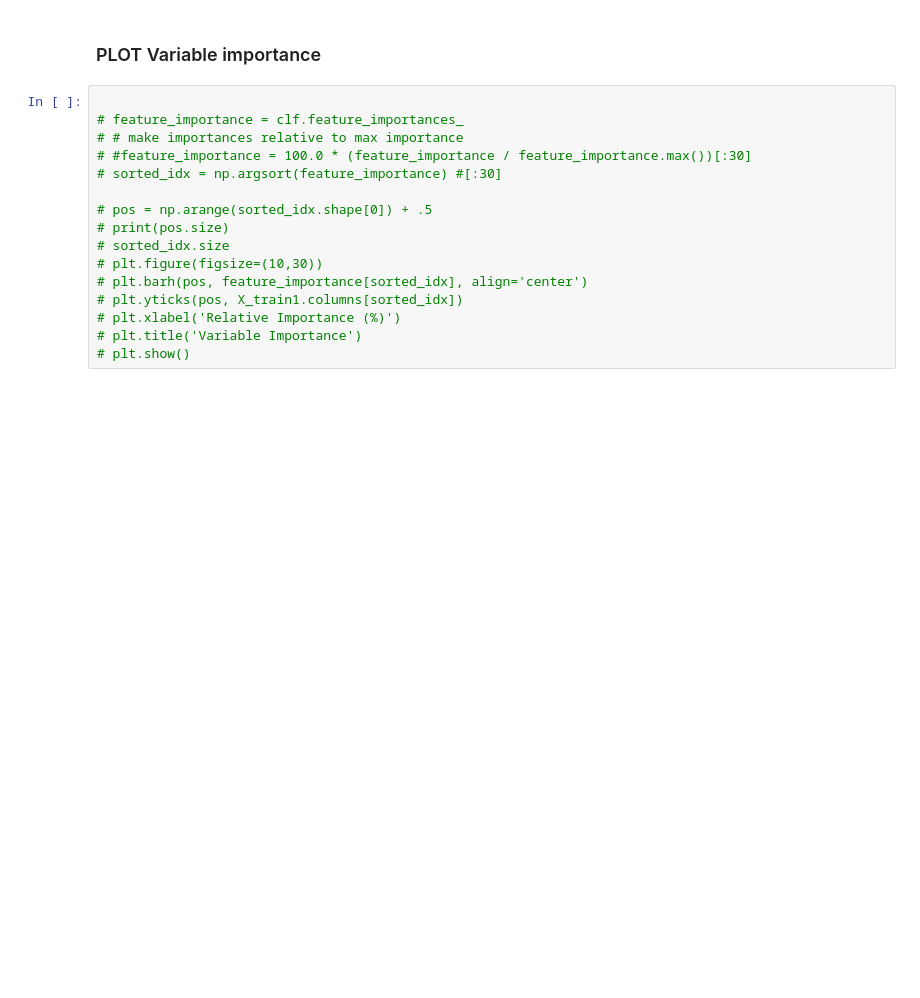
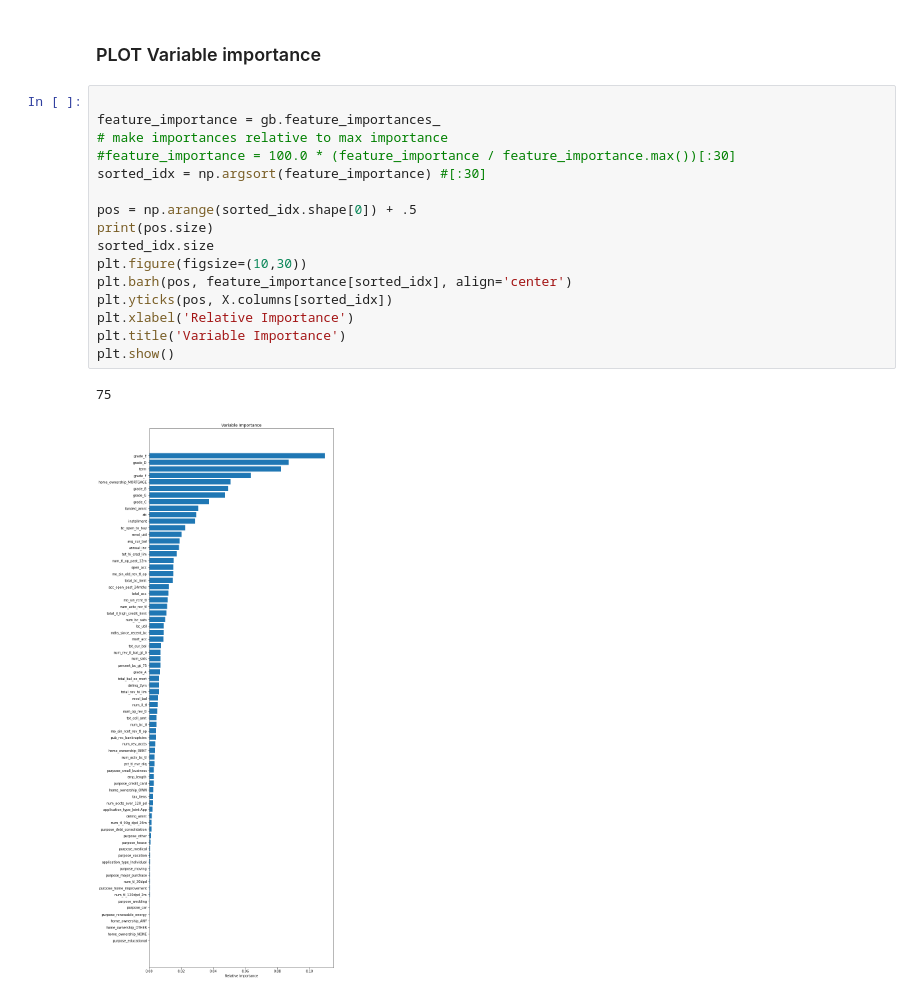
Before and after one commit to zonghaozhou/LendingClub-1, a Jupyter notebook: Modeling.ipynb, the cells around one changed output. Drawn from its saved outputs; the diff is of its cells as text; blank space fills up the shorter version.

```diff
--- a/Modeling.ipynb
+++ b/Modeling.ipynb
@@ -238,17 +373,20 @@ print(cl_cv.best_estimator_)
 ### PLOT Variable importance
 # %%
 
-# feature_importance = clf.feature_importances_
-# # make importances relative to max importance
-# #feature_importance = 100.0 * (feature_importance / feature_importance.max())[:30]
-# sorted_idx = np.argsort(feature_importance) #[:30]
+feature_importance = gb.feature_importances_
+# make importances relative to max importance
+#feature_importance = 100.0 * (feature_importance / feature_importance.max())[:30]
+sorted_idx = np.argsort(feature_importance) #[:30]
 
-# pos = np.arange(sorted_idx.shape[0]) + .5
-# print(pos.size)
-# sorted_idx.size
-# plt.figure(figsize=(10,30))
-# plt.barh(pos, feature_importance[sorted_idx], align='center')
-# plt.yticks(pos, X_train1.columns[sorted_idx])
-# plt.xlabel('Relative Importance (%)')
-# plt.title('Variable Importance')
-# plt.show()
+pos = np.arange(sorted_idx.shape[0]) + .5
+print(pos.size)
+sorted_idx.size
+plt.figure(figsize=(10,30))
+plt.barh(pos, feature_importance[sorted_idx], align='center')
+plt.yticks(pos, X.columns[sorted_idx])
+plt.xlabel('Relative Importance')
+plt.title('Variable Importance')
+plt.show()
+# %% [output]
+75
+[figure, added]
```
Also changed, not shown: parts of 11 cells of this notebook.
